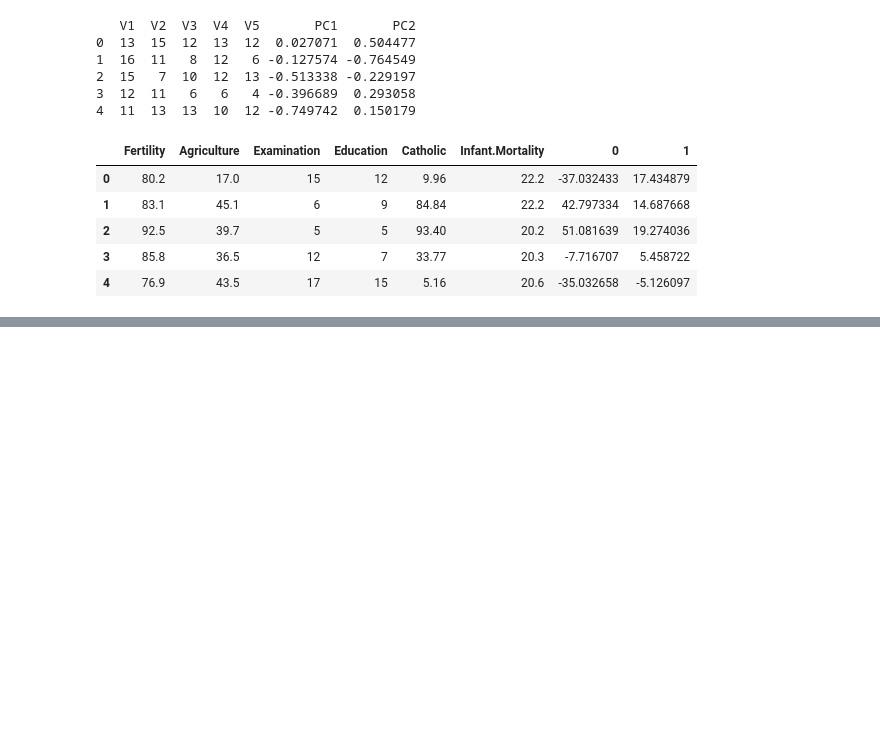
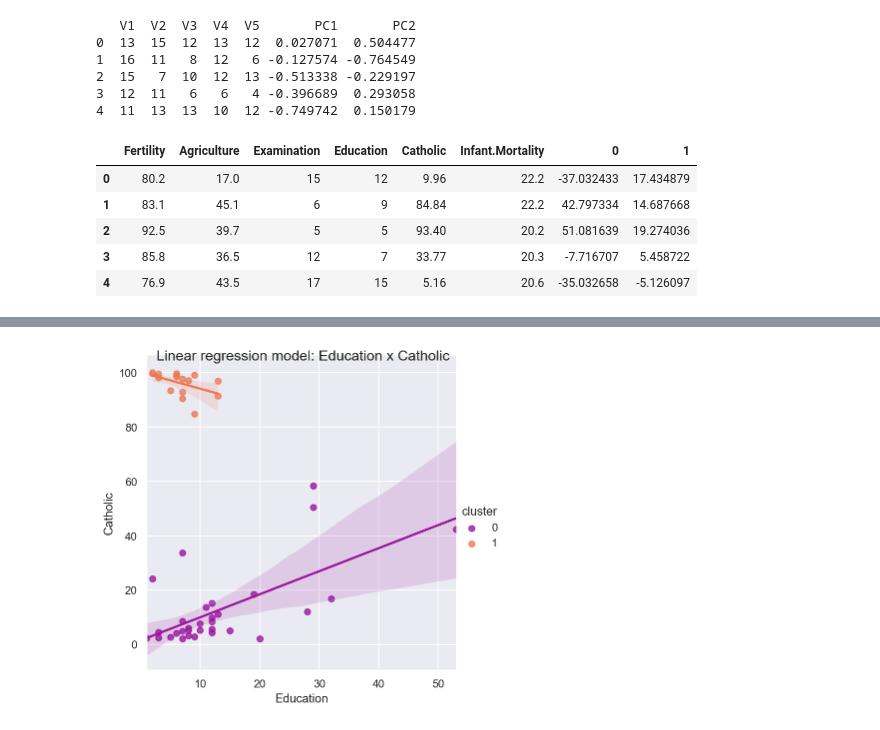
Before and after one commit to qeumo/study, a Jupyter notebook: stat_2_practice.ipynb, the cells around one changed output, grey strips where cells are left out. Drawn from its saved outputs; the diff is of its cells as text; code cells hidden in the pictures; blank space fills up the shorter version.

Commit message:
add Multicol check and Swiss clustering

```diff
--- a/stat_2_practice.ipynb
+++ b/stat_2_practice.ipynb
@@ -243,6 +243,7 @@ from sklearn.cluster import AgglomerativeClustering
 def smart_hclust(df: pd.DataFrame, n_clusters:int):
     cluster = AgglomerativeClustering(n_clusters=n_clusters, affinity='euclidean', linkage='ward')
     df["cluster"] = cluster.fit_predict(df).astype(np.object)
+    return df
 # %%
 df_cluster = pd.read_csv("https://stepic.org/media/attachments/course/524/test_data_hclust.csv")
 smart_hclust(df_cluster, 3)
@@ -321,0 +344,15 @@ def is_multicol(df: pd.DataFrame):
+# %%
+def smart_hclust(df: pd.DataFrame, n_clusters:int):
+    features = [col for col in df.columns if is_numeric_dtype(df[col])]
+    cluster = AgglomerativeClustering(n_clusters=n_clusters, affinity='euclidean', linkage='ward')
+    df["cluster"] = cluster.fit_predict(df[features]).astype(np.object)
+    return df
+# %%
+swiss_df = pd.read_csv("data/swiss.csv")
+smart_hclust(swiss_df, 2)
+swiss_df.sort_values(by="cluster")
+ax = sns.lmplot(x="Education", y="Catholic", hue="cluster", data=swiss_df, palette ='plasma');
+ax.fig.suptitle('Linear regression model: Education x Catholic')
+plt.show()
+# %% [output]
+[figure, added]
```
Also changed, not shown: parts of 7 cells of this notebook.
